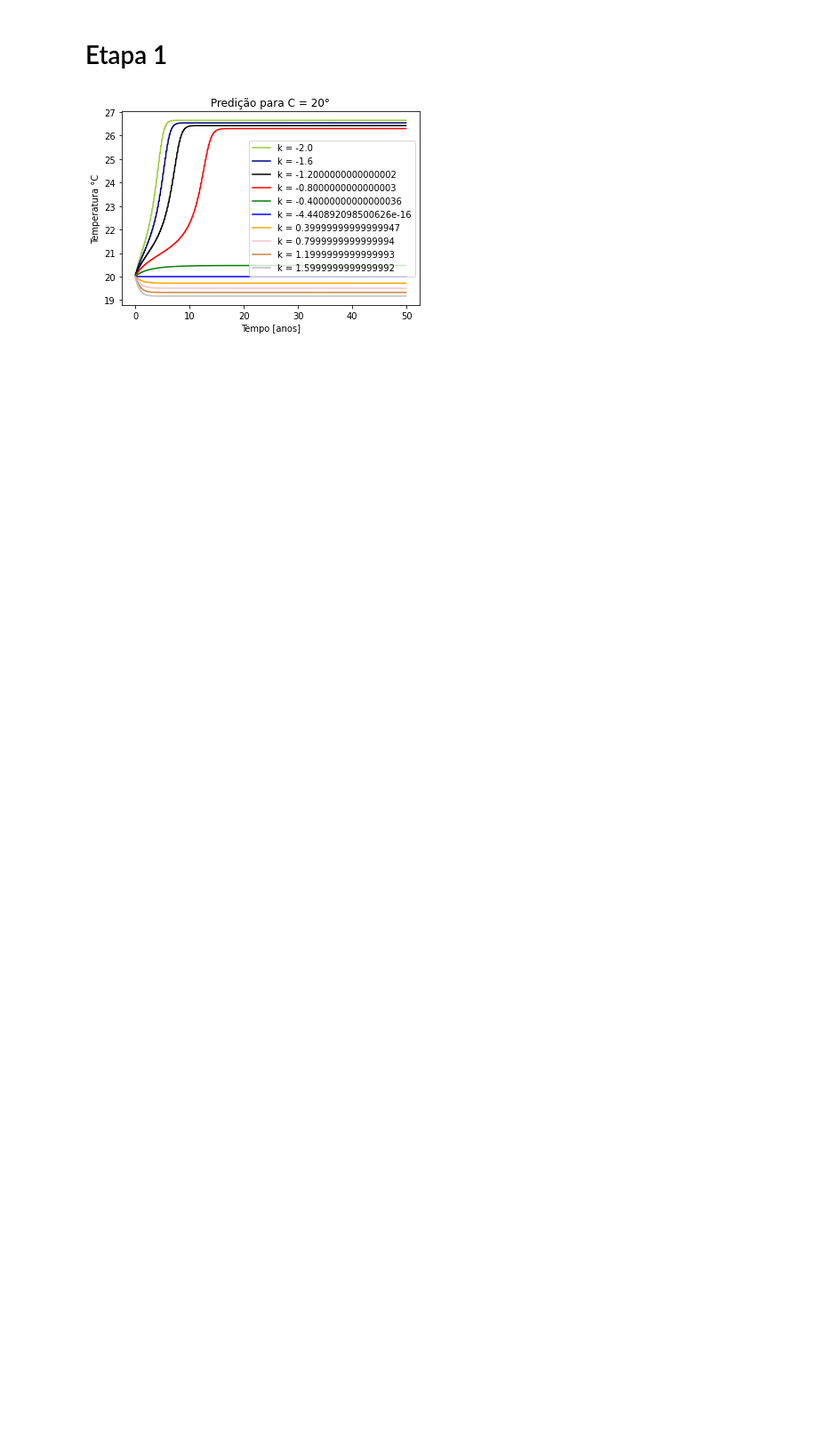
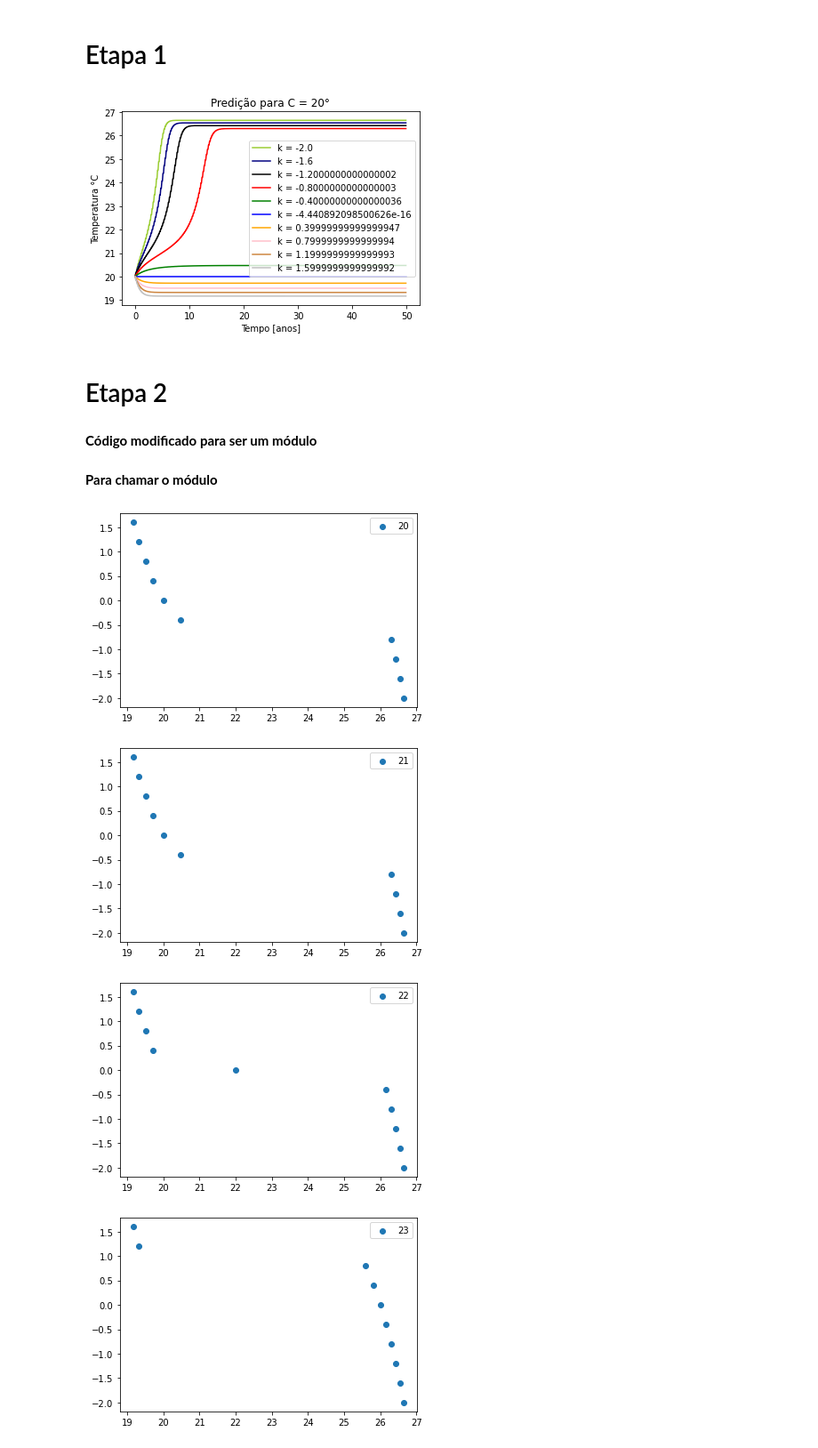
Before and after one commit to iaasmiin/Python_Intro, a Jupyter notebook: Primeiro_Projeto.ipynb, the cells around one changed output. Shown: that part at 89% size. Cells and saved outputs as stored; diff of their text form; code cells hidden in the pictures; blank space fills up the shorter version.

```diff
--- a/Primeiro_Projeto.ipynb
+++ b/Primeiro_Projeto.ipynb
@@ -38,3 +38,7 @@ plt.ylabel('Temperatura °C')
 plt.show()
 # %% [output]
 [figure]
+# %% [markdown]
+# Etapa 2
+# %% [markdown]
+**Código modificado para ser um módulo**
@@ -40,0 +101,22 @@ plt.show()
+# %% [markdown]
+**Para chamar o módulo**
+# %%
+#Podemos chamar a função solution do módulo acima para calcular os intervalos de K e C
+
+x,y,k = solution_C([20,30],[-2,2])
+
+for t in range(len(x)):
+  lista_eq_temp = []
+  lista_eq_K = []
+  for c in range(len(k[t])):
+      K,C,tempo = equilibrio(x[t][c],y[t][c],k[t])
+      lista_eq_temp.append(C)
+      lista_eq_K.append(K)
+  plt.scatter(lista_eq_temp,lista_eq_K[0],label = f'{y[t][0][0]}')
+  plt.legend()
+  plt.show()
+# %% [output]
+[figure, added]
+[figure, added]
+[figure, added]
+[figure, added]
```
Also changed, not shown: parts of 2 cells of this notebook.
